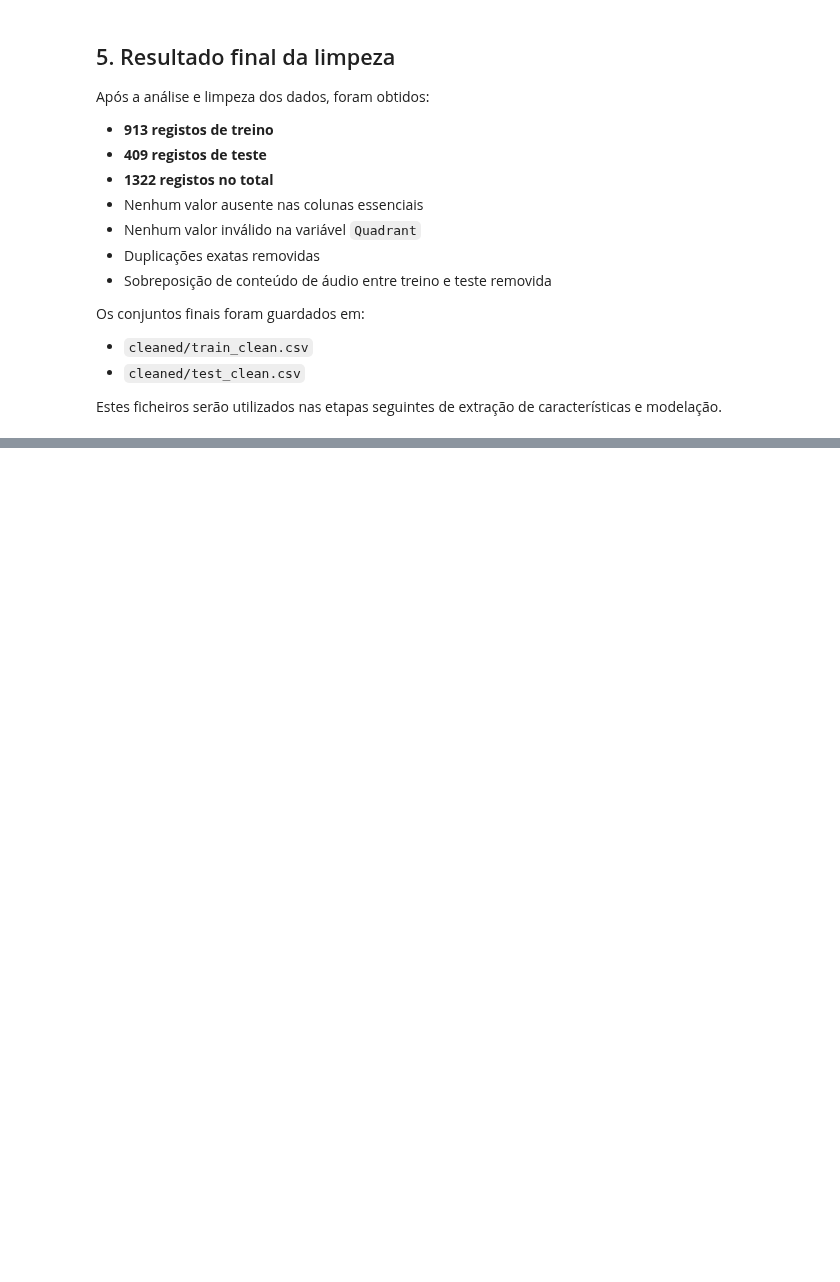
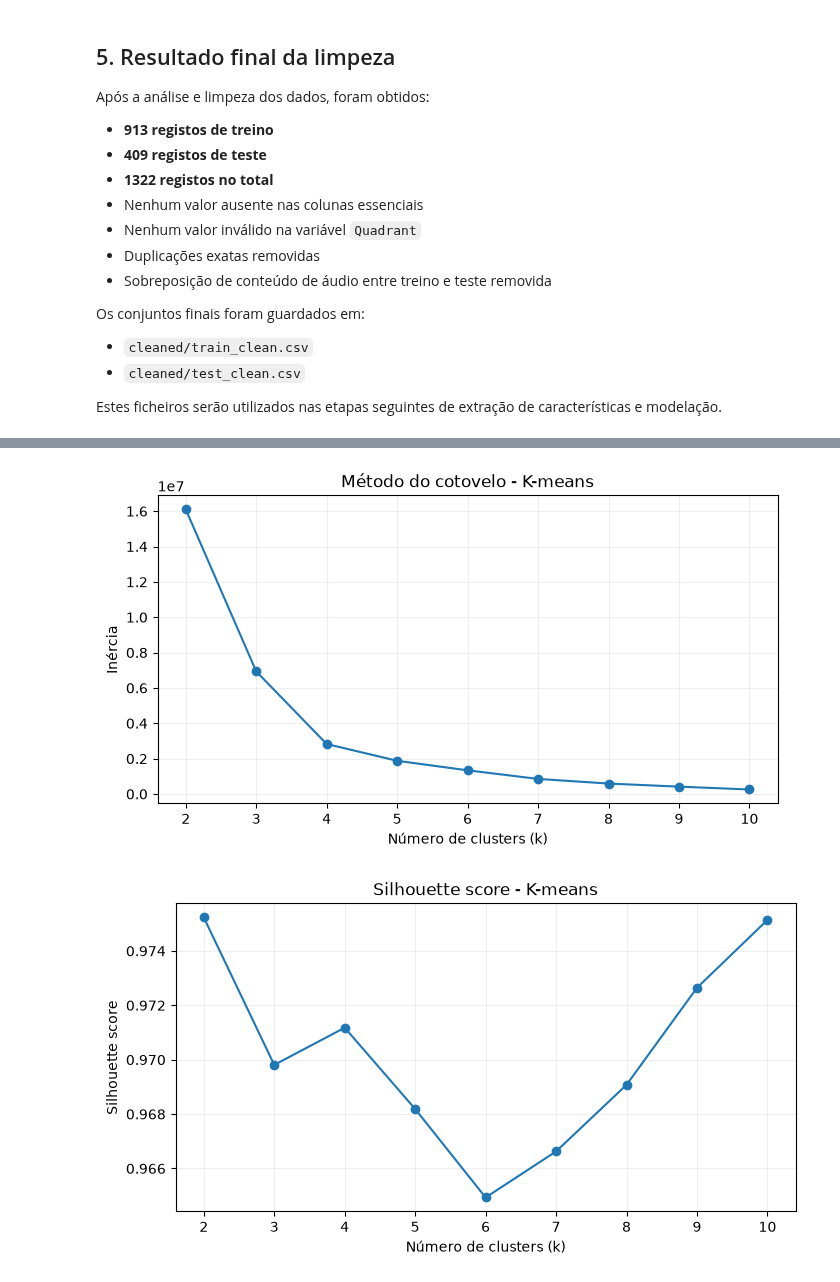
Before and after one commit to AliciaSchiochetSouza/TrabECACPL7, a Jupyter notebook: dataset/build/MERGE_ECAC/02_cleaning.ipynb, the cells around one changed output, grey strips where cells are left out. Cells and saved outputs as stored; diff of their text form; code cells hidden in the pictures; blank space fills up the shorter version.

```diff
--- a/dataset/build/MERGE_ECAC/02_cleaning.ipynb
+++ b/dataset/build/MERGE_ECAC/02_cleaning.ipynb
@@ -1443,0 +2168,19 @@ Estes ficheiros serão utilizados nas etapas seguintes de extração de caracter
+# %%
+# 4.4.2 - Preparação do espaço numérico
+
+from sklearn.preprocessing import RobustScaler
+
+multivariate_cols = ["Relevance", "Duration"]
+
+# Apenas registos com ambas as variáveis disponíveis
+X = train[multivariate_cols].dropna().copy()
+
+# Escalonamento robusto baseado na mediana e no IQR
+scaler = RobustScaler()
+X_scaled = scaler.fit_transform(X)
+
+print("Variáveis utilizadas:", multivariate_cols)
+print("Registos disponíveis:", len(X))
+print("Dimensão do espaço numérico:", X_scaled.shape)
+
+display(X.describe().T)
@@ -1443,0 +2194,54 @@ Estes ficheiros serão utilizados nas etapas seguintes de extração de caracter
+# %%
+# Escolha do número de clusters para K-means
+
+from sklearn.cluster import KMeans
+from sklearn.metrics import silhouette_score
+
+k_values = range(2, 11)
+
+inertias = []
+silhouette_scores = []
+
+for k in k_values:
+    kmeans = KMeans(
+        n_clusters=k,
+        random_state=42,
+        n_init=10
+    )
+
+    labels = kmeans.fit_predict(X_scaled)
+
+    inertias.append(kmeans.inertia_)
+    silhouette_scores.append(
+        silhouette_score(X_scaled, labels)
+    )
+
+# Curva do cotovelo
+plt.figure(figsize=(8, 4))
+plt.plot(k_values, inertias, marker="o")
+plt.xlabel("Número de clusters (k)")
+plt.ylabel("Inércia")
+plt.title("Método do cotovelo - K-means")
+plt.grid(alpha=0.2)
+plt.show()
+
+# Silhouette
+plt.figure(figsize=(8, 4))
+plt.plot(k_values, silhouette_scores, marker="o")
+plt.xlabel("Número de clusters (k)")
+plt.ylabel("Silhouette score")
+plt.title("Silhouette score - K-means")
+plt.grid(alpha=0.2)
+plt.show()
+
+# Valores numéricos
+k_evaluation = pd.DataFrame({
+    "k": list(k_values),
+    "Inércia": inertias,
+    "Silhouette": silhouette_scores
+})
+
+display(k_evaluation)
+# %% [output]
+[figure, added]
+[figure, added]
```
Also changed, not shown: parts of 76 cells of this notebook, 2 other files.
